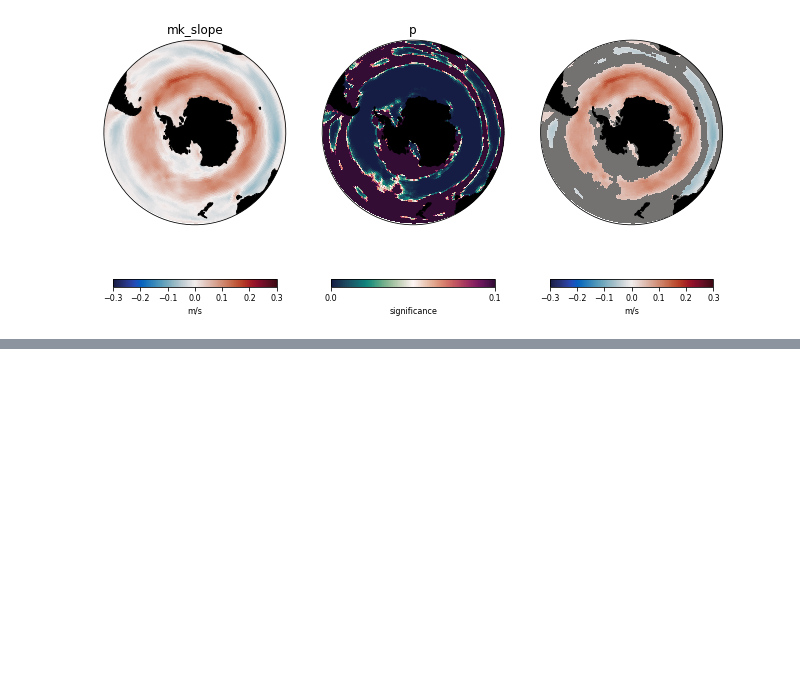
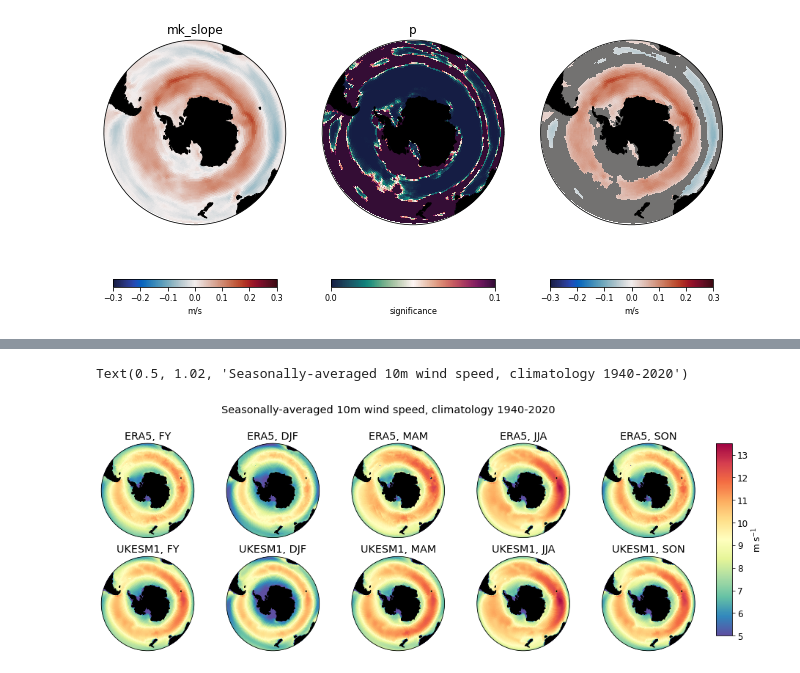
Before and after one commit to tjarnikova/SOZONE, a Jupyter notebook: windAnalyis/wspdComponents/FigMAP-HOV.ipynb, the cells around one changed output, grey strips where cells are left out. Saved outputs shown, nothing was run; the diff lists cells and outputs as text; code cells hidden in the pictures; blank space fills up the shorter version.

```diff
--- a/windAnalyis/wspdComponents/FigMAP-HOV.ipynb
+++ b/windAnalyis/wspdComponents/FigMAP-HOV.ipynb
@@ -634,0 +834,31 @@ plt.tight_layout()
+# %%
+toplot = [ylist_ERA_FY.values, ylist_ERA_DJF.values,
+          ylist_ERA_MAM.values,ylist_UKESM_JJA.values,\
+          ylist_ERA_SON.values,
+          ylist_UKESM_FY.values, ylist_UKESM_DJF.values,
+          ylist_UKESM_MAM.values,ylist_UKESM_JJA.values,\
+          ylist_UKESM_SON.values ]
+
+fact = 0.4
+fig = plt.figure(figsize=[37*fact, 13*fact])
+tmi = 5; tma = 13.5
+tti = np.arange(5,14,1)
+
+for ind in range(0,5):
+    seas = tseas[ind]
+    ax1 = fig.add_subplot(2, 5, ind+1, projection=ccrs.Orthographic(0, -90))
+    mesh = plot_southern_return_mesh(fig, ax1, lons, lats, toplot[ind], tmi,
+                  tma, tti, fs = 12, tcmap = 'Spectral_r', cbr = False)
+    ax1.set_title(f'ERA5, {seas}')
+for ind in range(0,5):
+    seas = tseas[ind]
+    ax1 = fig.add_subplot(2, 5, ind+6, projection=ccrs.Orthographic(0, -90))
+    mesh = plot_southern_return_mesh(fig, ax1, lons, lats, toplot[ind+5], tmi,
+                  tma, tti, fs = 12, tcmap = 'Spectral_r', cbr = False)
+    ax1.set_title(f'UKESM1, {seas}')
+cbar_ax = fig.add_axes([0.92, 0.18, .02, .7]) #left, bottom, width, height
+fig.colorbar(mesh, cax=cbar_ax, orientation="vertical", label = 'm s$^{-1}$')
+plt.suptitle('Seasonally-averaged 10m wind speed, climatology 1940-2020', y = 1.02, fontsize = 14.5)
+# %% [output]
+Text(0.5, 1.02, 'Seasonally-averaged 10m wind speed, climatology 1940-2020')
+[figure, added]
```
Also changed, not shown: parts of 8 cells of this notebook, 33 other files.
